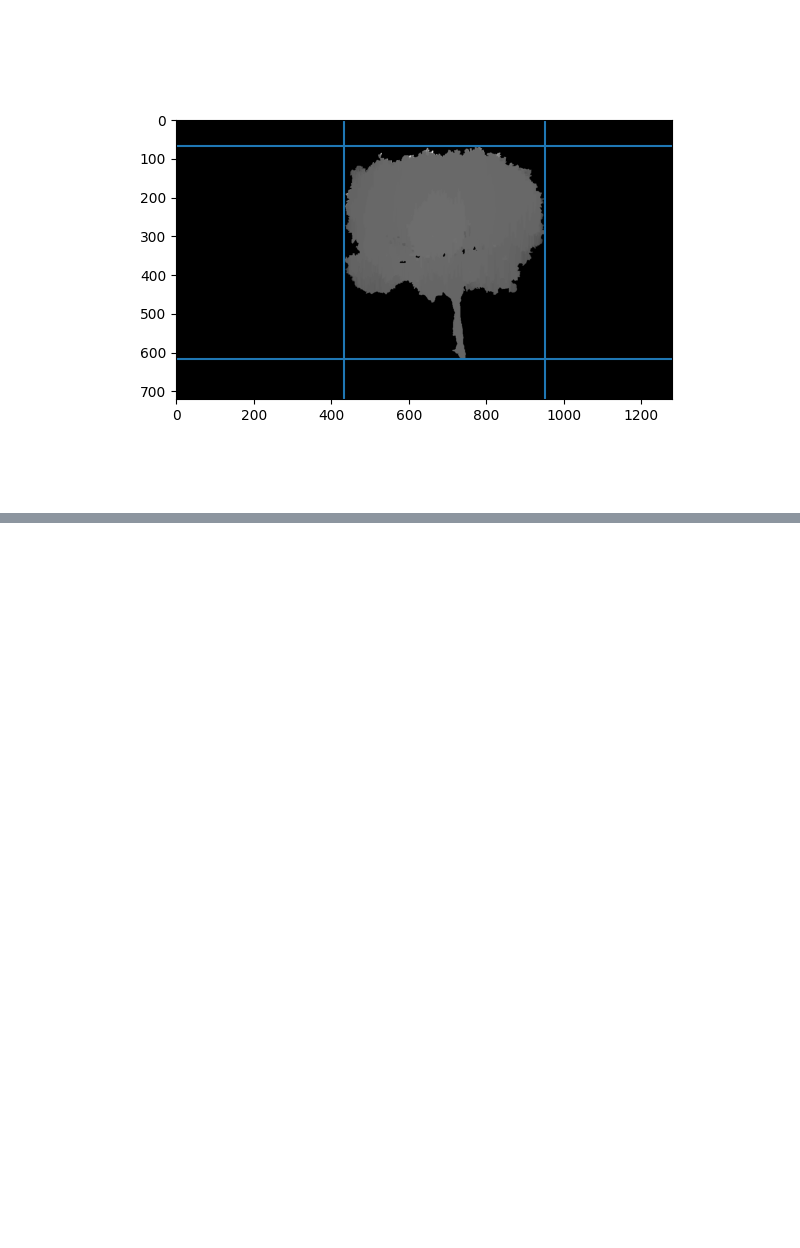
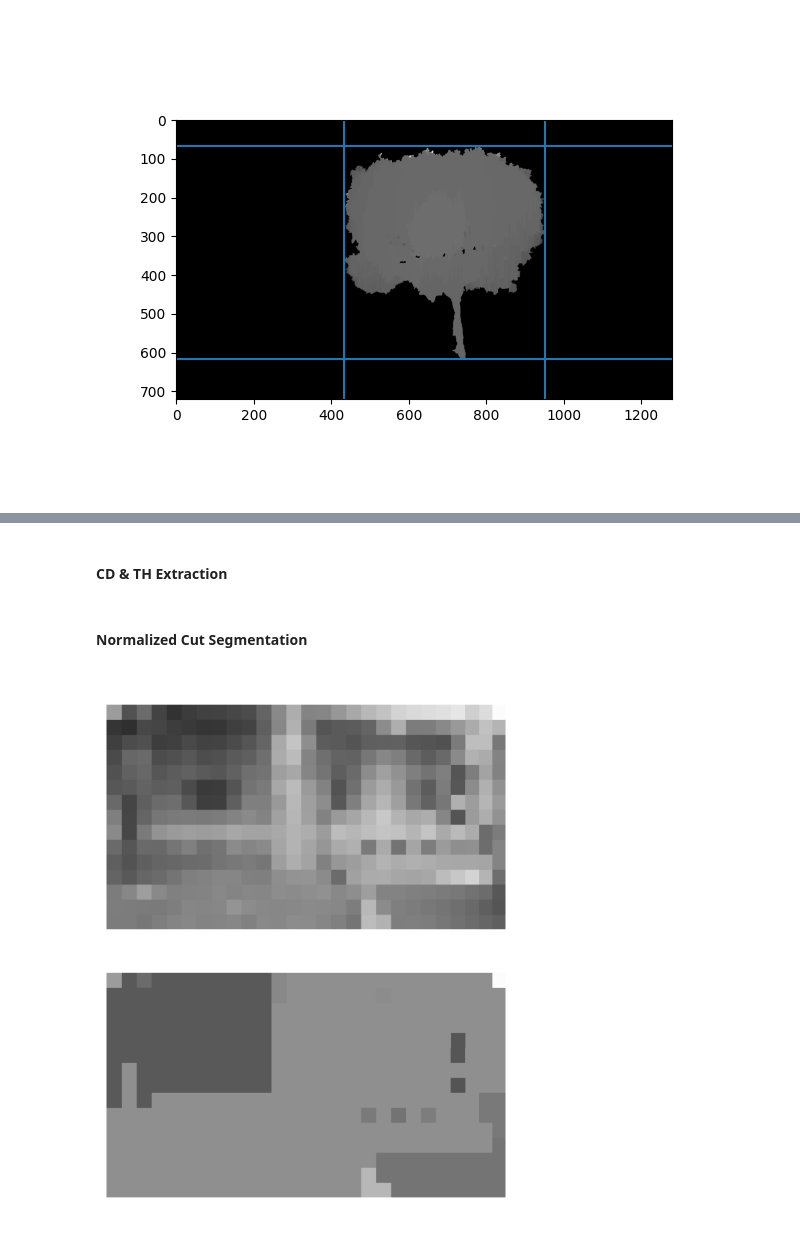
Before and after one commit to kiplimock/image-processing, a Jupyter notebook: disparity.ipynb, the cells around one changed output, grey strips where cells are left out. Cells and saved outputs as stored; diff of their text form; code cells hidden in the pictures; blank space fills up the shorter version.

```diff
--- a/disparity.ipynb
+++ b/disparity.ipynb
@@ -468,0 +415,15 @@ DBH: 0.40409755243166884
+# %%
+left_ims = glob.glob('home/left_*.png')
+right_ims = glob.glob('home/right_*.png')
+masks = glob.glob('home/mask_*.png')
+
+zipped = zip(left_ims, right_ims, masks)
+for left, right, mask in zipped:
+    imgL = cv2.imread(left, 0)
+    imgR = cv2.imread(right, 0)
+    maskL = cv2.imread(mask, 0)
+
+    depth = computeDepthMap(imgL, imgR, maskL)
+    i = left.split('\\')[1].split('_')[1].split('.')[0]
+
+    cv2.imwrite('home/masked_'+str(i))
@@ -468,0 +472,31 @@ DBH: 0.40409755243166884
+# %% [markdown]
+#### CD & TH Extraction
+# %% [markdown]
+#### Normalized Cut Segmentation
+# %%
+from skimage import data, segmentation, color
+from skimage.future import graph
+from matplotlib import pyplot as plt
+
+
+img = imgL
+
+labels1 = segmentation.slic(img, compactness=30, n_segments=400,
+                            start_label=1)
+out1 = color.label2rgb(labels1, img, kind='avg', bg_label=0)
+
+g = graph.rag_mean_color(img, labels1, mode='similarity')
+labels2 = graph.cut_normalized(labels1, g)
+out2 = color.label2rgb(labels2, img, kind='avg', bg_label=0)
+
+fig, ax = plt.subplots(nrows=2, sharex=True, sharey=True, figsize=(6, 8))
+
+ax[0].imshow(out1)
+ax[1].imshow(out2)
+
+for a in ax:
+    a.axis('off')
+
+plt.tight_layout()
+# %% [output]
+[figure, added]
```
Also changed, not shown: parts of 14 cells of this notebook.
